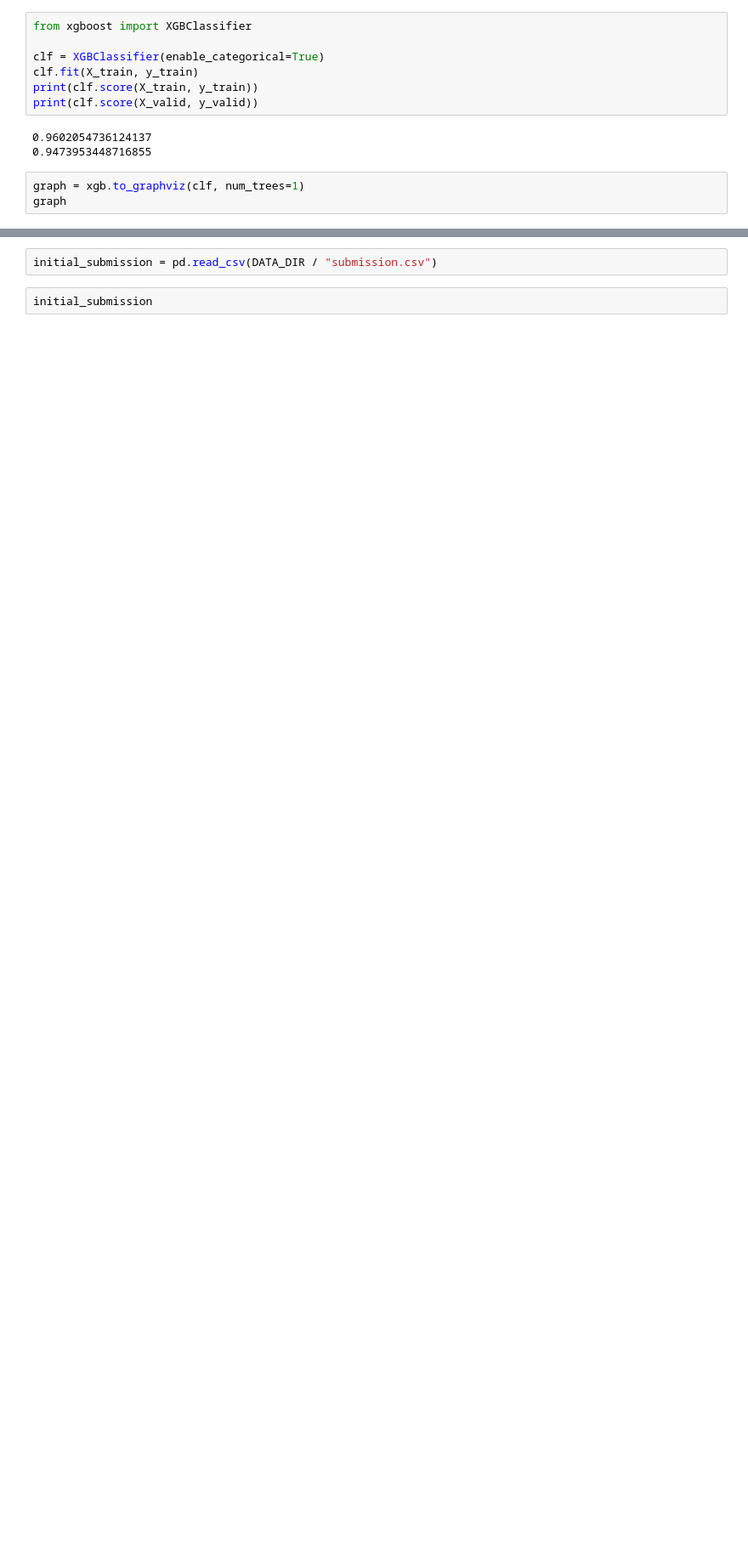
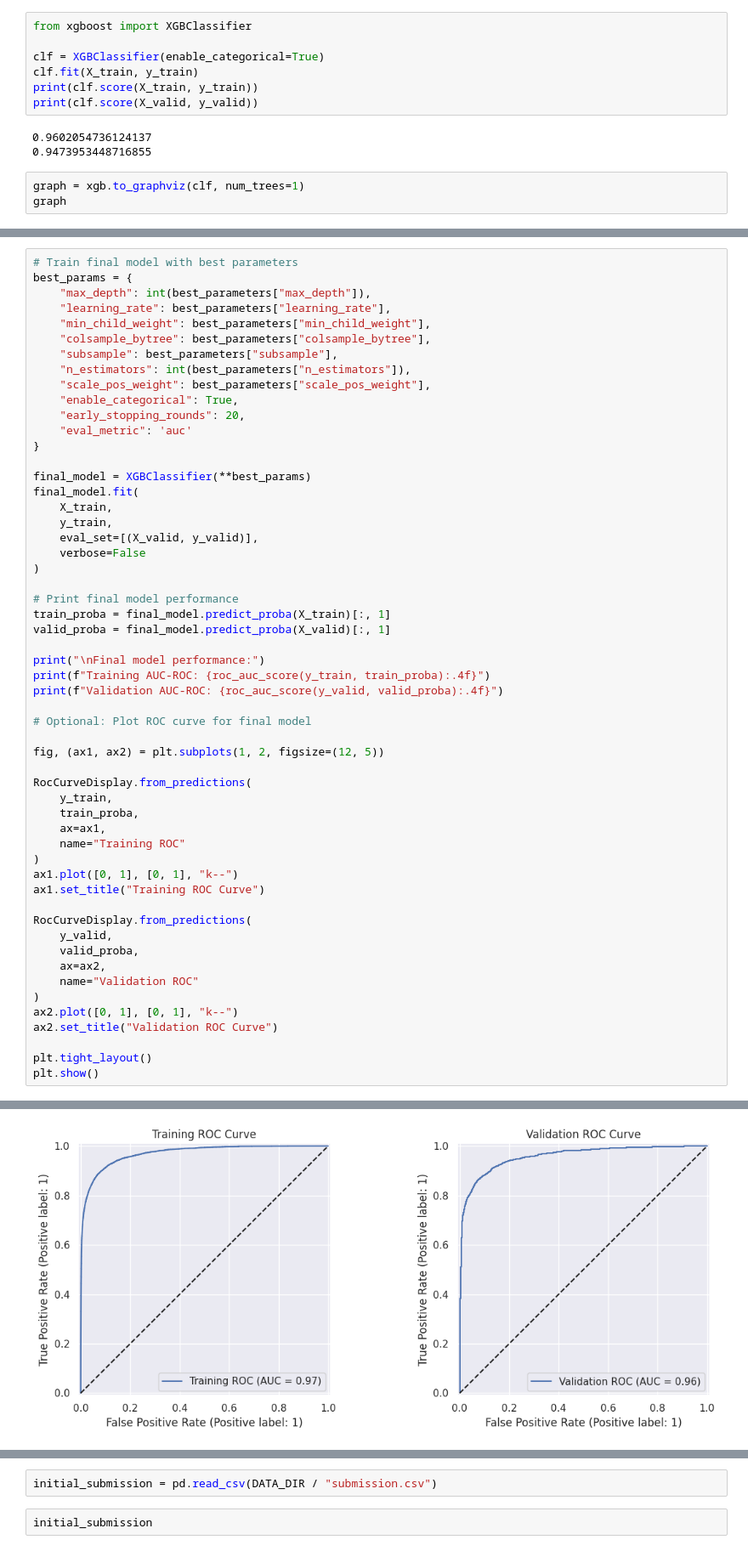
Before and after one commit to rbudnar/LoanApprovalPrediction, a Jupyter notebook: notebooks/simple_models.ipynb, the cells around one changed output, grey strips where cells are left out. Shown: that part at 85% size. Drawn from its saved outputs; the diff is of its cells as text; blank space fills up the shorter version.

Commit message:
Switch to AUC ROC metric

```diff
--- a/notebooks/simple_models.ipynb
+++ b/notebooks/simple_models.ipynb
@@ -92,0 +272,56 @@ preds = clf.predict(X_test)
+# %%
+# Train final model with best parameters
+best_params = {
+    "max_depth": int(best_parameters["max_depth"]),
+    "learning_rate": best_parameters["learning_rate"],
+    "min_child_weight": best_parameters["min_child_weight"],
+    "colsample_bytree": best_parameters["colsample_bytree"],
+    "subsample": best_parameters["subsample"],
+    "n_estimators": int(best_parameters["n_estimators"]),
+    "scale_pos_weight": best_parameters["scale_pos_weight"],
+    "enable_categorical": True,
+    "early_stopping_rounds": 20,
+    "eval_metric": 'auc'
+}
+
+final_model = XGBClassifier(**best_params)
+final_model.fit(
+    X_train,
+    y_train,
+    eval_set=[(X_valid, y_valid)],
+    verbose=False
+)
+
+# Print final model performance
+train_proba = final_model.predict_proba(X_train)[:, 1]
+valid_proba = final_model.predict_proba(X_valid)[:, 1]
+
+print("\nFinal model performance:")
+print(f"Training AUC-ROC: {roc_auc_score(y_train, train_proba):.4f}")
+print(f"Validation AUC-ROC: {roc_auc_score(y_valid, valid_proba):.4f}")
+
+# Optional: Plot ROC curve for final model
+
+fig, (ax1, ax2) = plt.subplots(1, 2, figsize=(12, 5))
+
+RocCurveDisplay.from_predictions(
+    y_train,
+    train_proba,
+    ax=ax1,
+    name="Training ROC"
+)
+ax1.plot([0, 1], [0, 1], "k--")
+ax1.set_title("Training ROC Curve")
+
+RocCurveDisplay.from_predictions(
+    y_valid,
+    valid_proba,
+    ax=ax2,
+    name="Validation ROC"
+)
+ax2.plot([0, 1], [0, 1], "k--")
+ax2.set_title("Validation ROC Curve")
+
+plt.tight_layout()
+plt.show()
+# %% [output]
@@ -93 +331,2 @@ preds = clf.predict(X_test)
+[figure, added]
 # %%
```
Also changed, not shown: parts of 18 cells of this notebook, 2 other files.
